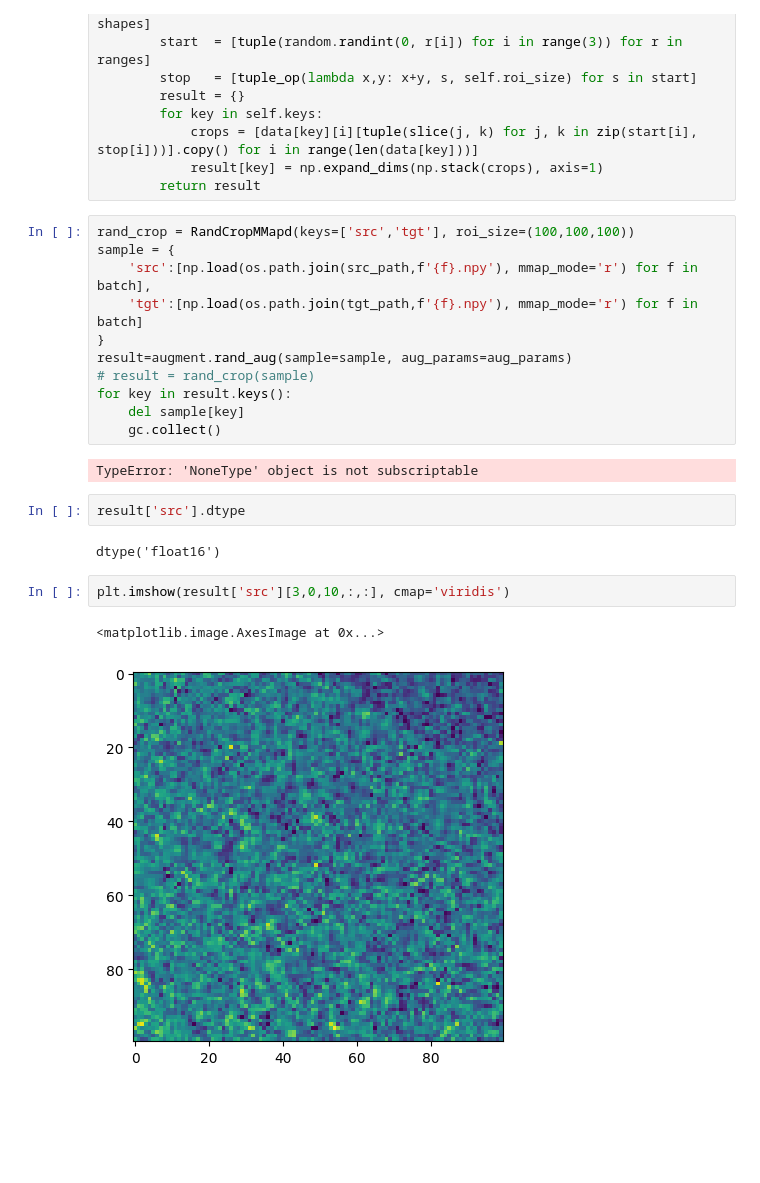
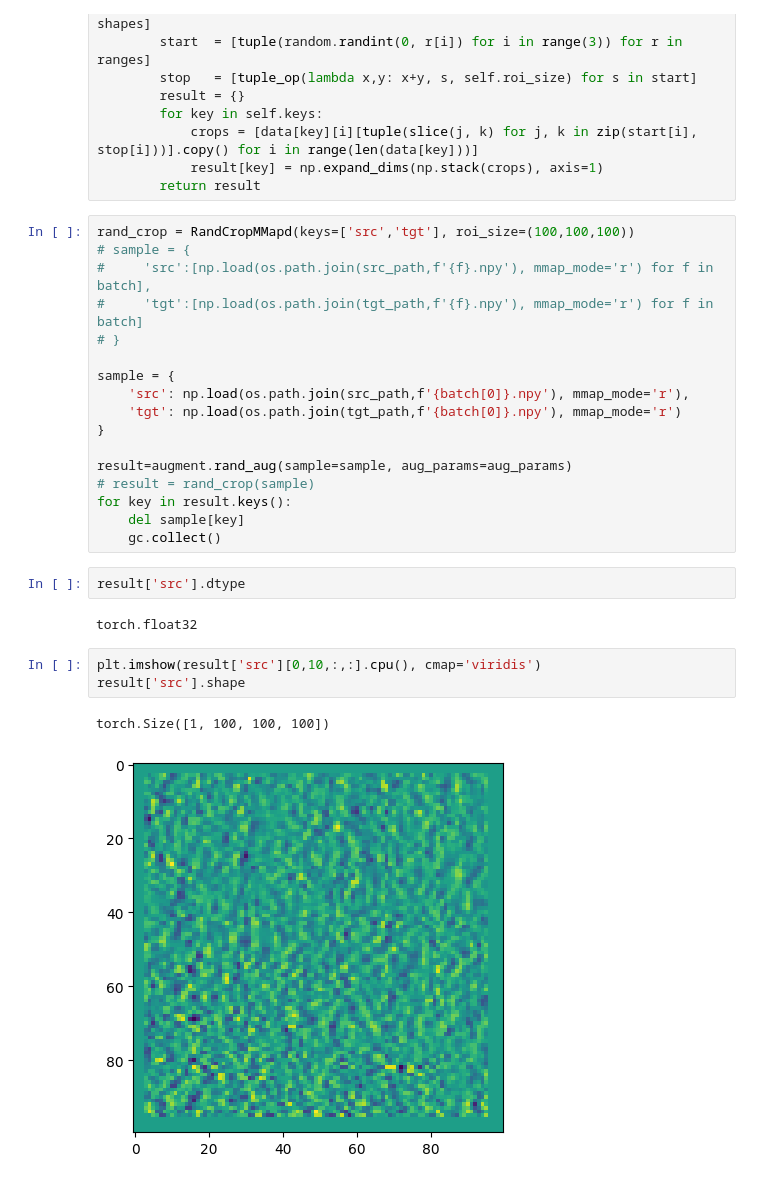
Before and after one commit to hmhornung/BYU-Locating-Bacterial-Flagellar-Motors, a Jupyter notebook: preprocess/dataloader.ipynb, the cells around one changed output. Cells and saved outputs as stored; diff of their text form; blank space fills up the shorter version.

```diff
--- a/preprocess/dataloader.ipynb
+++ b/preprocess/dataloader.ipynb
@@ -73,23 +103,28 @@ class RandCropMMapd(MapTransform):
         return result
 # %%
 rand_crop = RandCropMMapd(keys=['src','tgt'], roi_size=(100,100,100))
+# sample = {
+#     'src':[np.load(os.path.join(src_path,f'{f}.npy'), mmap_mode='r') for f in batch],
+#     'tgt':[np.load(os.path.join(tgt_path,f'{f}.npy'), mmap_mode='r') for f in batch]
+# }
+
 sample = {
-    'src':[np.load(os.path.join(src_path,f'{f}.npy'), mmap_mode='r') for f in batch],
-    'tgt':[np.load(os.path.join(tgt_path,f'{f}.npy'), mmap_mode='r') for f in batch]
+    'src': np.load(os.path.join(src_path,f'{batch[0]}.npy'), mmap_mode='r'),
+    'tgt': np.load(os.path.join(tgt_path,f'{batch[0]}.npy'), mmap_mode='r')
 }
+
 result=augment.rand_aug(sample=sample, aug_params=aug_params)
 # result = rand_crop(sample)
 for key in result.keys():
     del sample[key]
     gc.collect()
-# %% [output]
-TypeError: 'NoneType' object is not subscriptable
 # %%
 result['src'].dtype
 # %% [output]
-dtype('float16')
+torch.float32
 # %%
-plt.imshow(result['src'][3,0,10,:,:], cmap='viridis')
+plt.imshow(result['src'][0,10,:,:].cpu(), cmap='viridis')
+result['src'].shape
 # %% [output]
-<matplotlib.image.AxesImage at 0x...>
+torch.Size([1, 100, 100, 100])
-[figure, old version]
+[figure, new version]
```
Also changed, not shown: parts of 1 cell of this notebook, 3 other files.
